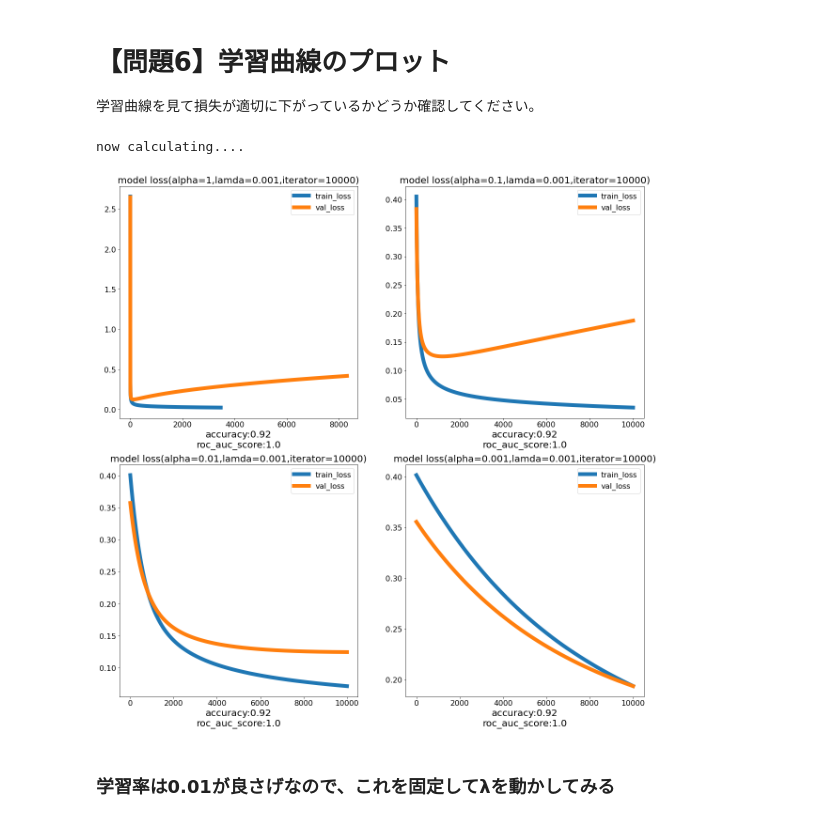
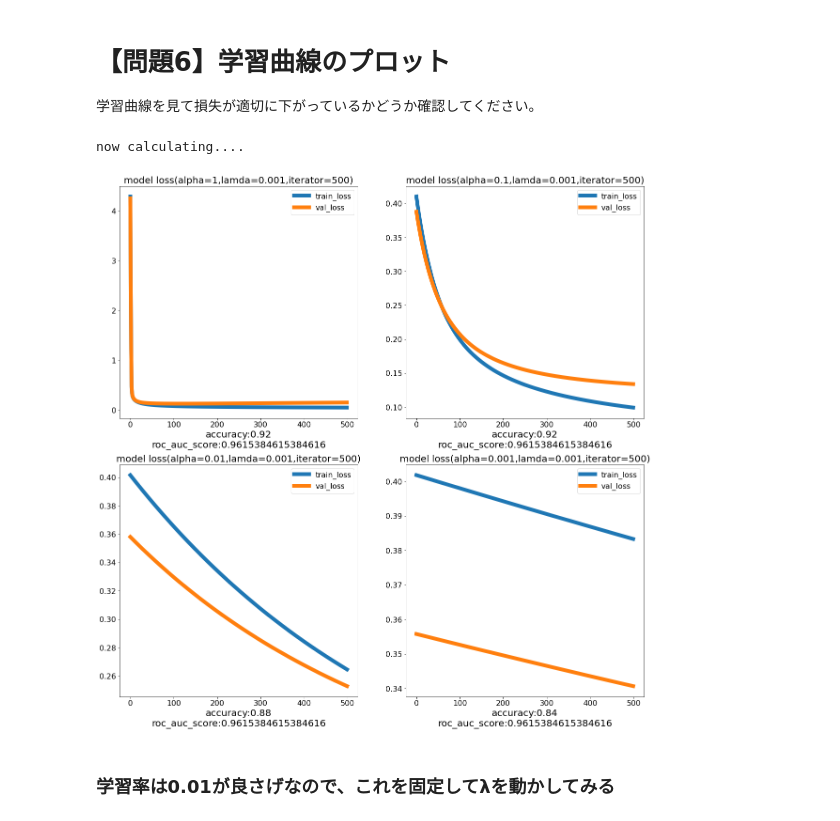
Before and after one commit to Go-to-Ray/diveintocode-ml-1, a Jupyter notebook: term1/scratch_logistic_regression.ipynb, the cells around one changed output. Drawn from its saved outputs; the diff is of its cells as text; code cells hidden in the pictures.

```diff
--- a/term1/scratch_logistic_regression.ipynb
+++ b/term1/scratch_logistic_regression.ipynb
@@ -225,20 +225,21 @@ class ScratchLogisticRegression():
         y_val : 次の形のndarray, shape (n_samples, )
             検証データの正解値
         """
+        self.X = X
+        self.y = y
+        self.X_val = X_val
+        self.y_val = y_val
         #訓練用データ、検証用データの形を整える
-        if y.ndim == 1:  #yが１次元のとき
-            self.y = y[:,np.newaxis]  #_linear_hypothesisの返り値（行列）にサイズを合わせるためreshapeする
-        else:
-            self.y = y
-        self.y_val = y_val
+        if self.y.ndim == 1:  #yが１次元のとき
+            self.y = self.y[:,np.newaxis]  #_linear_hypothesisの返り値（行列）にサイズを合わせるためreshapeする
         if self.bias == True:  #バイアス項がある時
-            if X.ndim == 1:  #１次元の時(２次元であればここはスルー)
-                X = X[:,np.newaxis]  #バイアス項と結合できるようにXを２次元に変形
-            self.X = np.concatenate([np.ones(X.shape[0])[:,np.newaxis],X],axis=1)  #バイアス項を結合
-            if(len(X_val) != 1) & (len(y_val) != 1): #検証データが入力された場合（入力されない場合は何もしない）
-                if X_val.ndim == 1:  #検証データが１次元の時
-                    X_val = X_val[:,np.newaxis]  #バイアス項と結合できるようにXを２次元に変形
-                self.X_val = np.concatenate([np.ones(X_val.shape[0])[:,np.newaxis],X_val],axis=1)  #バイアス項を結合
+            if self.X.ndim == 1:  #１次元の時(２次元であればここはスルー)
+                self.X = self.X[:,np.newaxis]  #バイアス項と結合できるようにXを２次元に変形
+            self.X = np.concatenate([np.ones(X.shape[0])[:,np.newaxis],self.X],axis=1)  #バイアス項を結合
+            if(len(self.X_val) != 1) & (len(self.y_val) != 1): #検証データが入力された場合（入力されない場合は何もしない）
+                if self.X_val.ndim == 1:  #検証データが１次元の時
+                    self.X_val = self.X_val[:,np.newaxis]  #バイアス項と結合できるようにXを２次元に変形
+                self.X_val = np.concatenate([np.ones(X_val.shape[0])[:,np.newaxis],self.X_val],axis=1)  #バイアス項を結合
 
         else:  #バイアス項がない時
             if X.ndim ==1:  #Xが１次元の時
@@ -251,8 +252,8 @@ class ScratchLogisticRegression():
         #ここから計算
         if (len(X_val) != 1) & (len(y_val) != 1):  #検証データが入力された場合
             error = self._gradient_descent(self.X)
-            self.loss[0] = loss_func(self.predict(self.X),y,self.theta,self.lam)
-            self.val_loss[0] = loss_func(self.predict(self.X_val),y_val,self.theta,self.lam)
+            self.loss[0] = loss_func(self.predict_proba(self.X),y,self.theta,self.lam)
+            self.val_loss[0] = loss_func(self.predict_proba(self.X_val),self.y_val,self.theta,self.lam)
             for i in range(self.iter-1):  #iter-1回,_gradient_descentを実行する
                 error = self._gradient_descent(self.X,error)
                 self.loss[i+1] = loss_func(self.predict_proba(self.X),self.y,self.theta,self.lam)
@@ -262,11 +263,11 @@ class ScratchLogisticRegression():
                     print("{}回目".format(i+1))
                     print("theta:{}".format(self.theta))
                     print("損失:{}".format(self.val_loss[i+1]))
-                    print("精度（平均2乗誤差）:{}\n".format(MSE(self.predict(self.X_val),self.y_val)))
+                    print("精度（正解率）:{}\n".format(accuracy_score(y_test,self.predict(x_test))))
         else:  #検証データが入力されない場合
             error = self._gradient_descent(self.X)
-            self.loss[0] = loss_func(self.predict(self.X),y,self.theta,self.lam)
-            self.val_loss[0] = loss_func(self.predict(self.X_val),y_val,self.theta,self.lam)
+            self.loss[0] = loss_func(self.predict_proba(self.X),y,self.theta,self.lam)
+            self.val_loss[0] = loss_func(self.predict_proba(self.X_val),self.y_val,self.theta,self.lam)
             for i in range(self.iter-1):
                 error = self._gradient_descent(self.X,error)
                 self.loss[i+1] = loss_func(self.predict_proba(self.X),self.y,self.theta,self.lam)
@@ -512,32 +517,32 @@ accuracy_score(y_test,y_pred)
 # %%
 # 学習率によってどのように損失が変わるかを可視化する
 alpha = [1,1e-1,1e-2,1e-3]
 lam = 1e-3
-num_iter = 10000
+num_iter = 500
 fig,ax = plt.subplots(2,2,figsize=(20,20))
 j = 0
 count = 0
 print("now calculating",end="")
 for i in range(2):
     for j in range(2):
         slr_plot = ScratchLogisticRegression(lr = alpha[count],lam=lam,num_iter=num_iter)
         slr_plot.fit(x_train,y_train,x_test,y_test)
         y_pred = slr_plot.predict(x_test)
         accuracy = accuracy_score(y_test,y_pred)
         y_pred_proba = slr.predict_proba(x_test)
         print(".",end="")
         #ここからグラフの描画
         ax[i,j].set_title("model loss(alpha={},lamda={},iterator={})".format(slr_plot.lr,slr_plot.lam,slr_plot.iter),size=20)
         ax[i,j].set_xlabel("accuracy:{}\nroc_auc_score:{}"\
                            .format(accuracy,roc_auc),size=20)
         ax[i,j].plot(np.arange(len(slr_plot.loss)),slr_plot.loss,label="train_loss",linewidth=8)
         ax[i,j].plot(np.arange(len(slr_plot.val_loss)),slr_plot.val_loss,label="val_loss",linewidth=8)
         ax[i,j].legend()
         count += 1
 plt.show()
 # %% [output]
 now calculating....
-[figure, old version]
+[figure, new version]
 # %% [markdown]
 ### 学習率は0.01が良さげなので、これを固定してλを動かしてみる
 # %%
```
Also changed, not shown: parts of 3 cells of this notebook.
